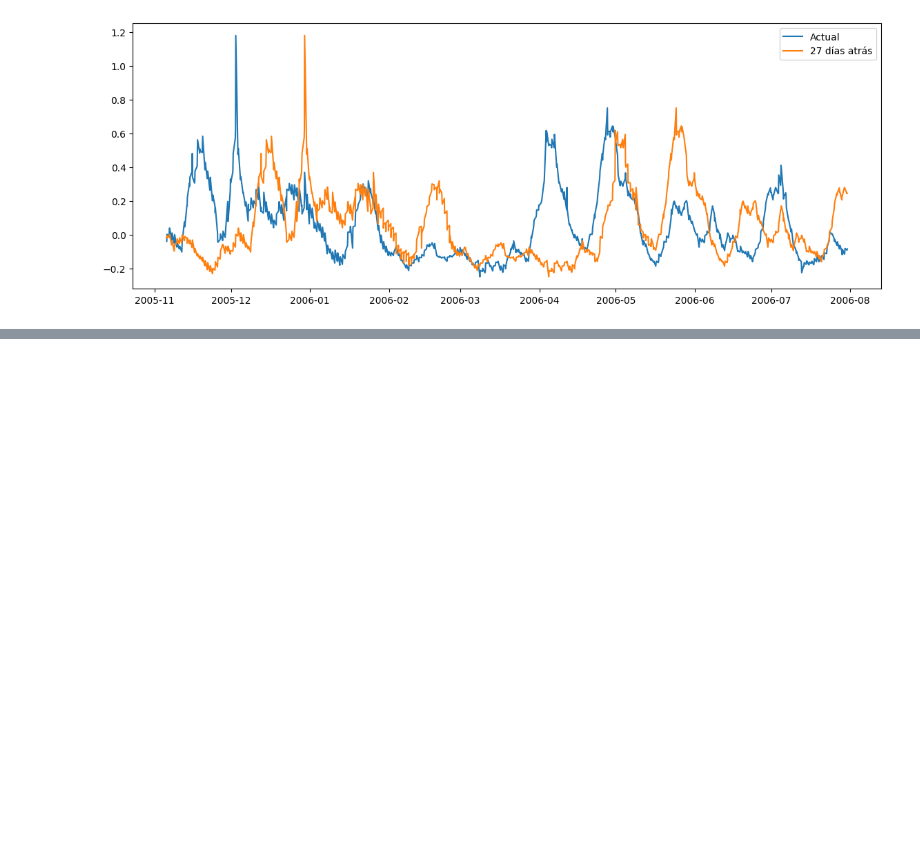
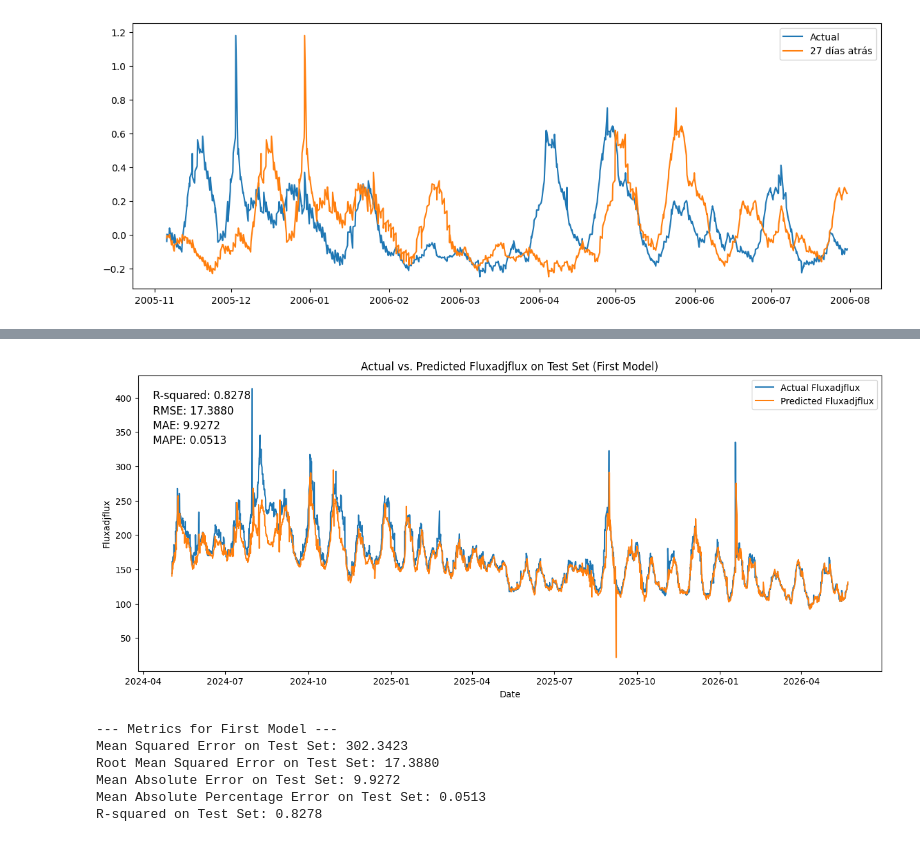
Before and after one commit to A01705840/Solar-Flux-Time-Series-Prediction, a Jupyter notebook: Solar_Flux.ipynb, the cells around one changed output, grey strips where cells are left out. Cells and saved outputs as stored; diff of their text form; code cells hidden in the pictures; blank space fills up the shorter version.

```diff
--- a/Solar_Flux.ipynb
+++ b/Solar_Flux.ipynb
@@ -292,0 +552,46 @@ plt.show()
+# %%
+# Predicciones Modelo 1
+test_predictions_model1 = model1.predict(x_test_scaled_model1).flatten()
+
+# Create a dummy array with zeros for all features, then place y_test_scaled at the target_feature_index
+dummy_y_test_model1 = np.zeros((len(y_test_scaled_model1), len(features)))
+dummy_y_test_model1[:, target_feature_index] = y_test_scaled_model1
+actual_fluxadjflux_model1 = scaler.inverse_transform(dummy_y_test_model1)[:, target_feature_index]
+
+dummy_predictions_model1 = np.zeros((len(test_predictions_model1), len(features)))
+dummy_predictions_model1[:, target_feature_index] = test_predictions_model1
+predicted_fluxadjflux_model1 = scaler.inverse_transform(dummy_predictions_model1)[:, target_feature_index]
+
+# Plot actual vs. predicted values for Model 1
+plt.figure(figsize=(15, 6))
+plt.plot(df['datetime'][len(train_df) + len(val_df) + history_size_model1 - 1:].head(len(actual_fluxadjflux_model1)), actual_fluxadjflux_model1, label='Actual Fluxadjflux')
+plt.plot(df['datetime'][len(train_df) + len(val_df) + history_size_model1 - 1:].head(len(predicted_fluxadjflux_model1)), predicted_fluxadjflux_model1, label='Predicted Fluxadjflux')
+plt.title('Actual vs. Predicted Fluxadjflux on Test Set (First Model)')
+plt.xlabel('Date')
+plt.ylabel('Fluxadjflux')
+plt.legend()
+
+# Calculate metrics for Model 1
+from sklearn.metrics import mean_squared_error, mean_absolute_error, r2_score, mean_absolute_percentage_error
+
+mse1 = mean_squared_error(actual_fluxadjflux_model1, predicted_fluxadjflux_model1)
+mae1 = mean_absolute_error(actual_fluxadjflux_model1, predicted_fluxadjflux_model1)
+rmse1 = np.sqrt(mse1)
+r2_1 = r2_score(actual_fluxadjflux_model1, predicted_fluxadjflux_model1)
+mape1 = mean_absolute_percentage_error(actual_fluxadjflux_model1, predicted_fluxadjflux_model1)
+
+# Add R-squared, RMSE, MAE, and MAPE values to the plot for Model 1
+plt.text(0.02, 0.95, f'R-squared: {r2_1:.4f}', transform=plt.gca().transAxes, fontsize=12, verticalalignment='top')
+plt.text(0.02, 0.90, f'RMSE: {rmse1:.4f}', transform=plt.gca().transAxes, fontsize=12, verticalalignment='top')
+plt.text(0.02, 0.85, f'MAE: {mae1:.4f}', transform=plt.gca().transAxes, fontsize=12, verticalalignment='top')
+plt.text(0.02, 0.80, f'MAPE: {mape1:.4f}', transform=plt.gca().transAxes, fontsize=12, verticalalignment='top')
+
+plt.show()
+
+print(f"\n--- Metrics for First Model ---")
+print(f"Mean Squared Error on Test Set: {mse1:.4f}")
+print(f"Root Mean Squared Error on Test Set: {rmse1:.4f}")
+print(f"Mean Absolute Error on Test Set: {mae1:.4f}")
+print(f"Mean Absolute Percentage Error on Test Set: {mape1:.4f}")
+print(f"R-squared on Test Set: {r2_1:.4f}")
+# %% [output]
@@ -292,0 +599,7 @@ plt.show()
+[figure, added]
+--- Metrics for First Model ---
+Mean Squared Error on Test Set: 302.3423
+Root Mean Squared Error on Test Set: 17.3880
+Mean Absolute Error on Test Set: 9.9272
+Mean Absolute Percentage Error on Test Set: 0.0513
+R-squared on Test Set: 0.8278
```
Also changed, not shown: parts of 8 cells of this notebook.
